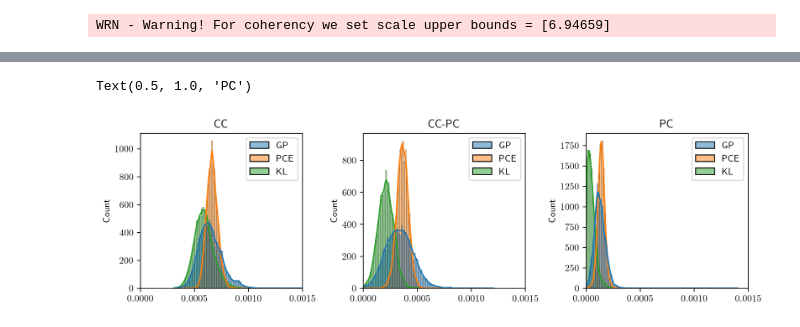
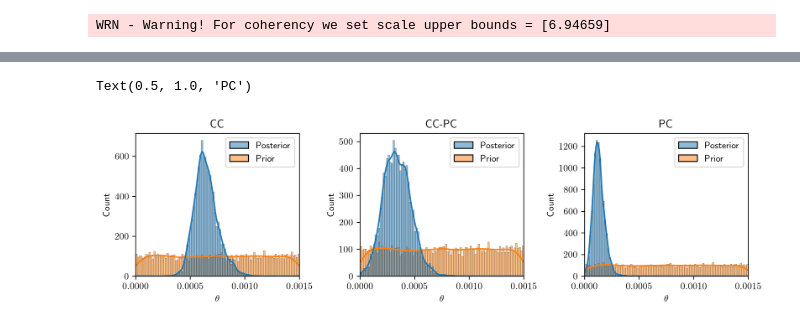
Before and after one commit to EdgarJaber/bayes-calibration-for-prognostics, a Jupyter notebook: calibration.ipynb, the cells around one changed output, grey strips where cells are left out. Saved outputs shown, nothing was run; the diff lists cells and outputs as text; code cells hidden in the pictures.

```diff
--- a/calibration.ipynb
+++ b/calibration.ipynb
@@ -106,3 +106,5 @@ posterior_distrib_df_kl = pd.DataFrame(posterior_distributions_sample_kl.T, colu
 df_cc = pd.DataFrame({'GP': posterior_distrib_df_gp['CC'], 'PCE': posterior_distrib_df_pce['CC'], 'KL': posterior_distrib_df_kl['CC']})
 df_cc_pc = pd.DataFrame({'GP': posterior_distrib_df_gp['CC-PC'], 'PCE': posterior_distrib_df_pce['CC-PC'], 'KL': posterior_distrib_df_kl['CC-PC']})
 df_pc = pd.DataFrame({'GP': posterior_distrib_df_gp['PC'], 'PCE': posterior_distrib_df_pce['PC'], 'KL': posterior_distrib_df_kl['PC']})
+# %%
+prior = pd.DataFrame(np.asarray(ot.Uniform(0, 15e-4).getSample(n_sample)).reshape(-1), columns=['Prior'])
@@ -109,17 +141,26 @@ df_pc = pd.DataFrame({'GP': posterior_distrib_df_gp['PC'], 'PCE': posterior_dist
+# %%
+df_cc = pd.DataFrame({'Posterior': posterior_distrib_df_gp['CC'], 'Prior': prior['Prior']})
+df_cc_pc = pd.DataFrame({'Posterior': posterior_distrib_df_gp['CC-PC'], 'Prior': prior['Prior']})
+df_pc = pd.DataFrame({'Posterior': posterior_distrib_df_gp['PC'], 'Prior': prior['Prior']})
 # %%
 fig, axs = plt.subplots(1, 3, figsize=(10, 3), layout='tight')
 sns.histplot(df_cc, kde=True, bins=100, common_norm=True, ax=axs[0])
 sns.histplot(df_cc_pc, kde=True, bins=100, common_norm=True, ax=axs[1])
 sns.histplot(df_pc, kde=True, bins=100, common_norm=True, ax=axs[2])
 axs[0].set_xlim([0, 15e-4])
 axs[1].set_xlim([0, 15e-4])
 axs[2].set_xlim([0, 15e-4])
+
+axs[0].set_xlabel(r'$\theta$')
+axs[1].set_xlabel(r'$\theta$')
+axs[2].set_xlabel(r'$\theta$')
+
 axs[0].set_title('CC')
 axs[1].set_title('CC-PC')
 axs[2].set_title('PC')
 # %% [output]
 Text(0.5, 1.0, 'PC')
-[figure, old version]
+[figure, new version]
 # %%
 with open(BASE_DIRECTORY + '/posterior_distributions/posterior_distributions_gp.pkl', 'wb') as f:
     pickle.dump(ot.ComposedDistribution(posterior_distributions_gp), f)
```
Also changed, not shown: parts of 3 cells of this notebook, 25 other files.
